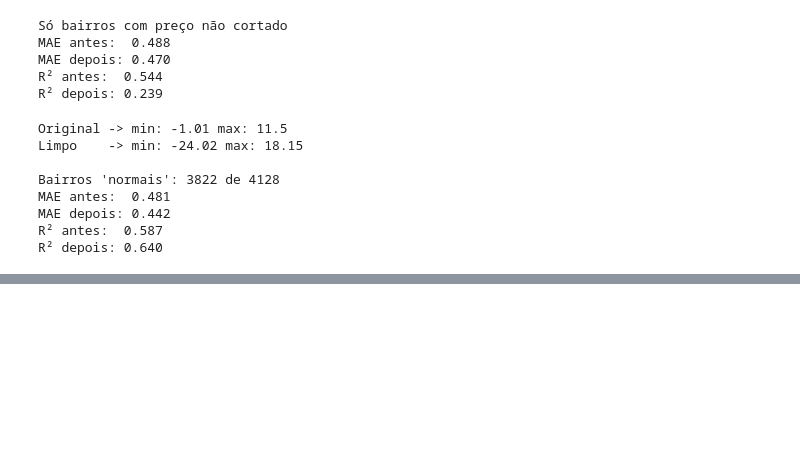
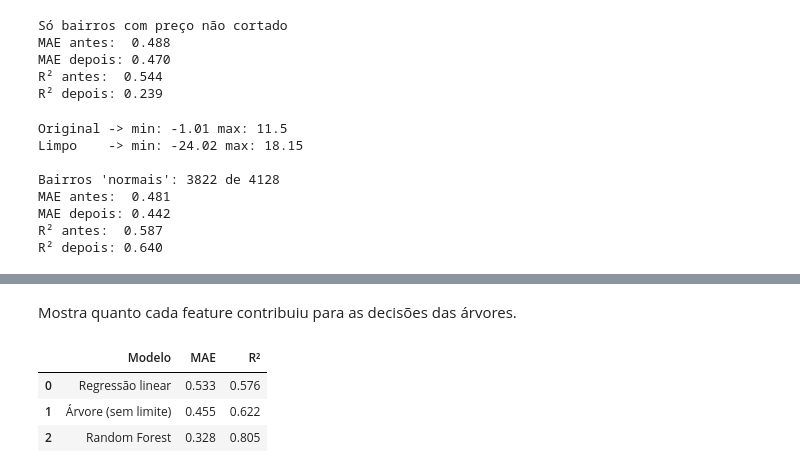
Before and after one commit to rbaptista25/Previs-o-Pre-os-Casa, a Jupyter notebook: notebooks/previsao_precos_casas.ipynb, the cells around one changed output, grey strips where cells are left out. Drawn from its saved outputs; the diff is of its cells as text; code cells hidden in the pictures; blank space fills up the shorter version.

```diff
--- a/notebooks/previsao_precos_casas.ipynb
+++ b/notebooks/previsao_precos_casas.ipynb
@@ -242,0 +299,25 @@ R² depois: 0.640
+# %% [markdown]
+Mostra quanto cada feature contribuiu para as decisões das árvores.
+# %%
+previsoes_arvore = arvore.predict(X_teste)
+
+resultados = pd.DataFrame({
+    "Modelo": ["Regressão linear", "Árvore (sem limite)", "Random Forest"],
+    "MAE": [
+        mean_absolute_error(y_teste, previsoes),
+        mean_absolute_error(y_teste, previsoes_arvore),
+        mean_absolute_error(y_teste, previsoes_floresta),
+    ],
+    "R²": [
+        r2_score(y_teste, previsoes),
+        r2_score(y_teste, previsoes_arvore),
+        r2_score(y_teste, previsoes_floresta),
+    ],
+}).round(3)
+
+resultados
+# %% [output]
+|  | Modelo | MAE | R² |
+| 0 | Regressão linear | 0.533 | 0.576 |
+| 1 | Árvore (sem limite) | 0.455 | 0.622 |
+| 2 | Random Forest | 0.328 | 0.805 |
```
Also changed, not shown: parts of 7 cells of this notebook.
